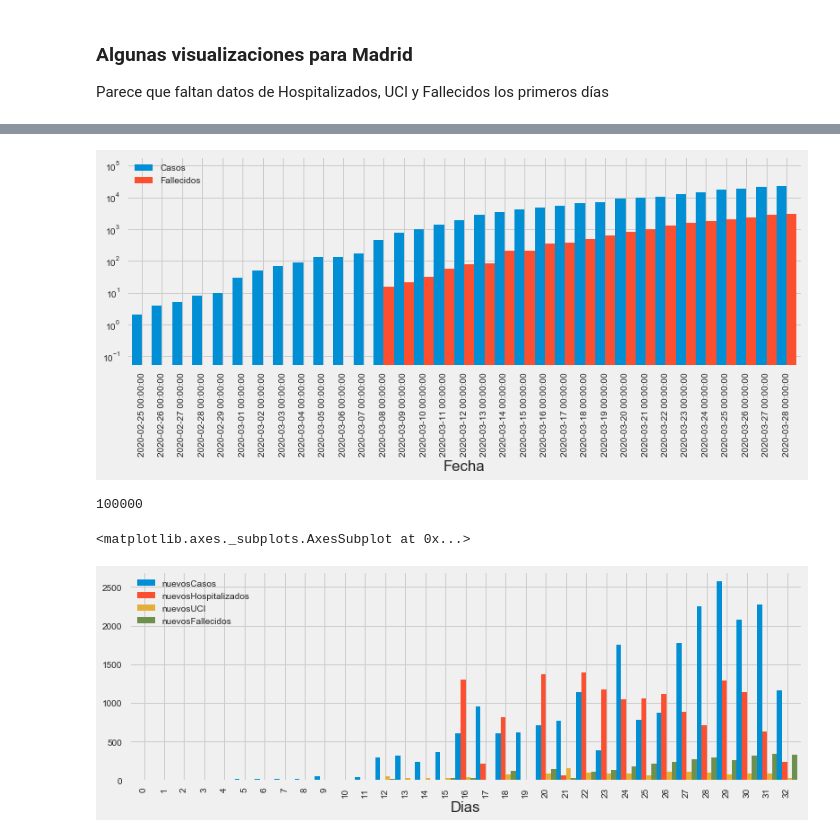
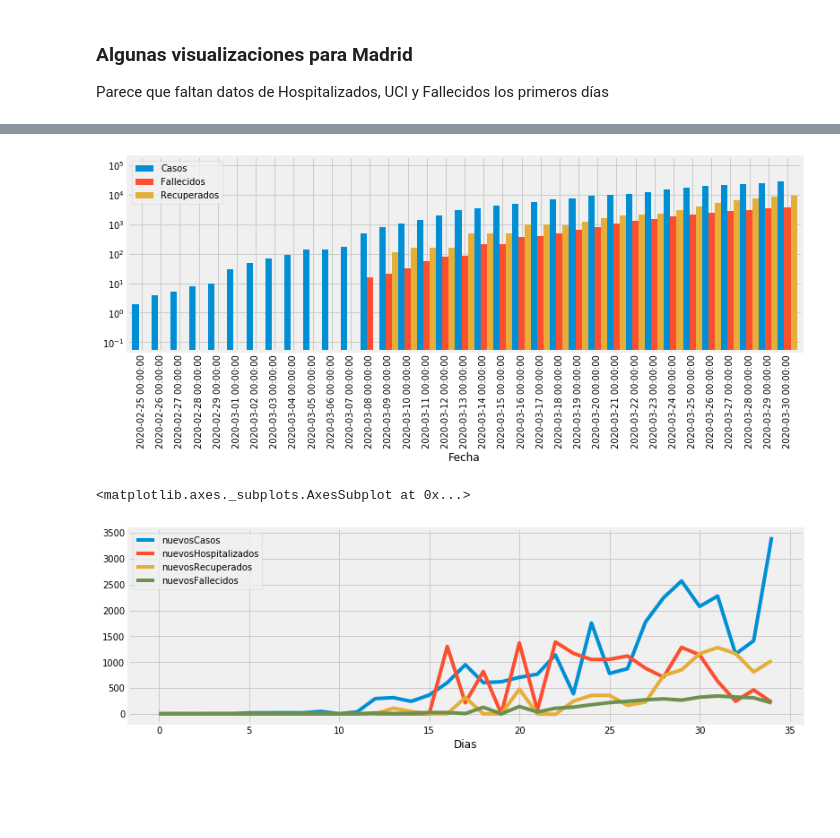
Before and after one commit to manu-jimenez/covid19-manu, a Jupyter notebook: covid19-manu.ipynb, the cells around one changed output, grey strips where cells are left out. Saved outputs shown, nothing was run; the diff lists cells and outputs as text; code cells hidden in the pictures; blank space fills up the shorter version.

```diff
--- a/covid19-manu.ipynb
+++ b/covid19-manu.ipynb
@@ -98,8 +98,12 @@ total_nacional['CCAA'] = ['Nacional']*len(total_nacional)
 
 df = pd.concat([total_nacional, df], ignore_index=True, sort=False)
 
-for col in ['Casos', 'Hospitalizados', 'UCI', 'Fallecidos']:
+df['Activos'] = df['Casos'] - df['Recuperados'] - df['Fallecidos']
+
+for col in ['Casos', 'Activos', 'Fallecidos', 'Recuperados', 'Hospitalizados', 'UCI']:
     df['nuevos' + col] = df.groupby('CCAA')[col].diff().fillna(0)
+
+#[print(df[df.CCAA==ccaa].Activos.is_monotonic, ccaa) for ccaa in df.CCAA.unique()] #todas las CCAA son monotonicas
 
 # Dias desde el inicio de la epidemia por CCAA
 df['Dias'] = df.groupby('CCAA')['Fecha'].transform(lambda x: x - x.iloc[0]).dt.days  # magia negra
@@ -169,7 +221,7 @@ es_madrid = df.CCAA.apply(lambda x: x.find('Madrid') != -1) # otra manera de fil
 
 fig, ax = plt.subplots()
 
-nuax = df[es_madrid].plot(x='Fecha', y=['Casos', 'Fallecidos'],  #'Hospitalizados','UCI',
+nuax = df[es_madrid].plot(x='Fecha', y=['Casos', 'Fallecidos', 'Recuperados'],  #'Hospitalizados','UCI',
                    kind='bar',  width=1.0, figsize=(12,4), logy=True, ax=ax)
 
 nuax.plot([inicio_cuarentena_madrid]*2, [0.1, 10**5], 'k')
@@ -177,14 +229,10 @@ fig.show()
 #ax.axvline(x=inicio_cuarentena_madrid, ymin=0.1, ymax=10**5, color='k')
 #ax.axvline(pd.to_datetime(inicio_cuarentena_madrid), color='k', linestyle='--', lw=10)
 # %% [output]
-[figure, old version]
+[figure, new version]
-# %%
-10**5
-# %% [output]
-100000
 # %%
-df[es_madrid].plot(x='Dias', y=['nuevosCasos', 'nuevosHospitalizados','nuevosUCI', 'nuevosFallecidos'],
-                   kind='bar',  width=1.0, figsize=(12,4), logy=False, )
+df[es_madrid].plot(x='Dias', y=['nuevosCasos', 'nuevosHospitalizados','nuevosRecuperados', 'nuevosFallecidos'],
+                   kind='line',   figsize=(12,4), logy=False, ) #kind ='bar', width=0.8,
 # %% [output]
 <matplotlib.axes._subplots.AxesSubplot at 0x...>
-[figure, old version]
+[figure, new version]
```
Also changed, not shown: parts of 4 cells of this notebook, 1 other file.
